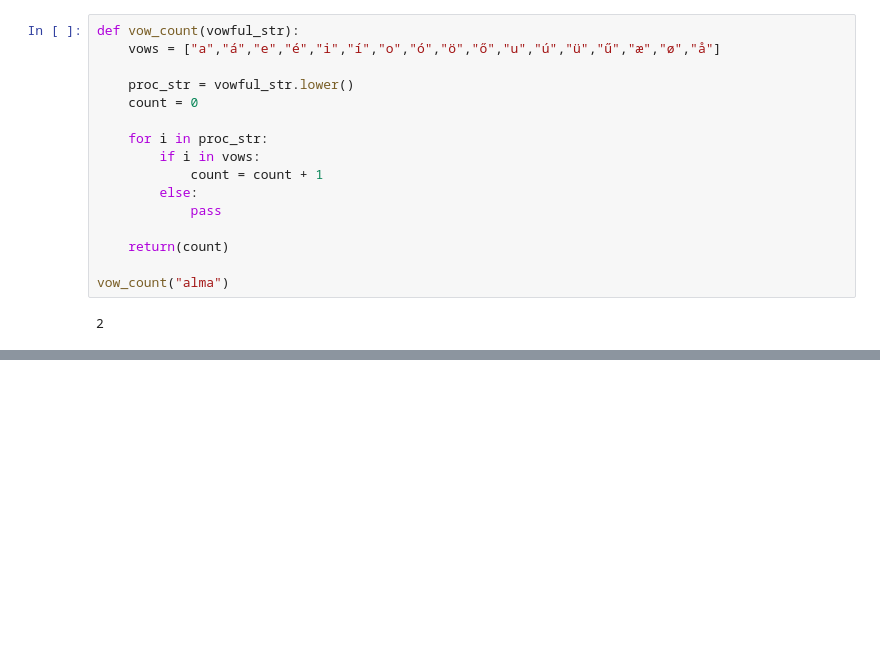
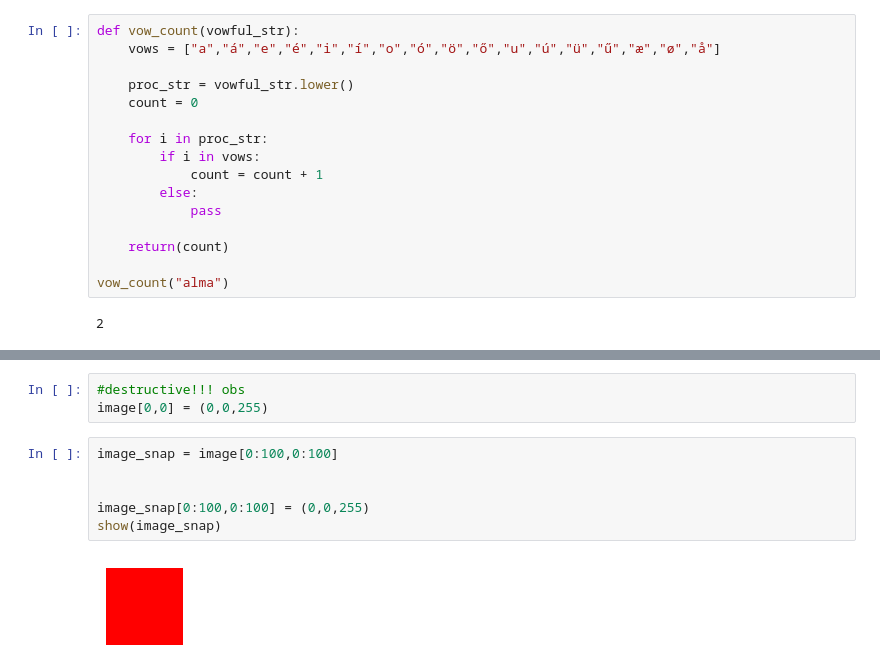
Before and after one commit to Rohambarack/CDS_lang, a Jupyter notebook: nbs_vis/vis_s_02.ipynb, the cells around one changed output, grey strips where cells are left out. Saved outputs shown, nothing was run; the diff lists cells and outputs as text; blank space fills up the shorter version.

```diff
--- a/nbs_vis/vis_s_02.ipynb
+++ b/nbs_vis/vis_s_02.ipynb
@@ -71,0 +118,11 @@ vow_count("alma")
+# %%
+#destructive!!! obs
+image[0,0] = (0,0,255)
+# %%
+image_snap = image[0:100,0:100]
+
+
+image_snap[0:100,0:100] = (0,0,255)
+show(image_snap)
+# %% [output]
+[figure, added]
```
Also changed, not shown: parts of 10 cells of this notebook.
